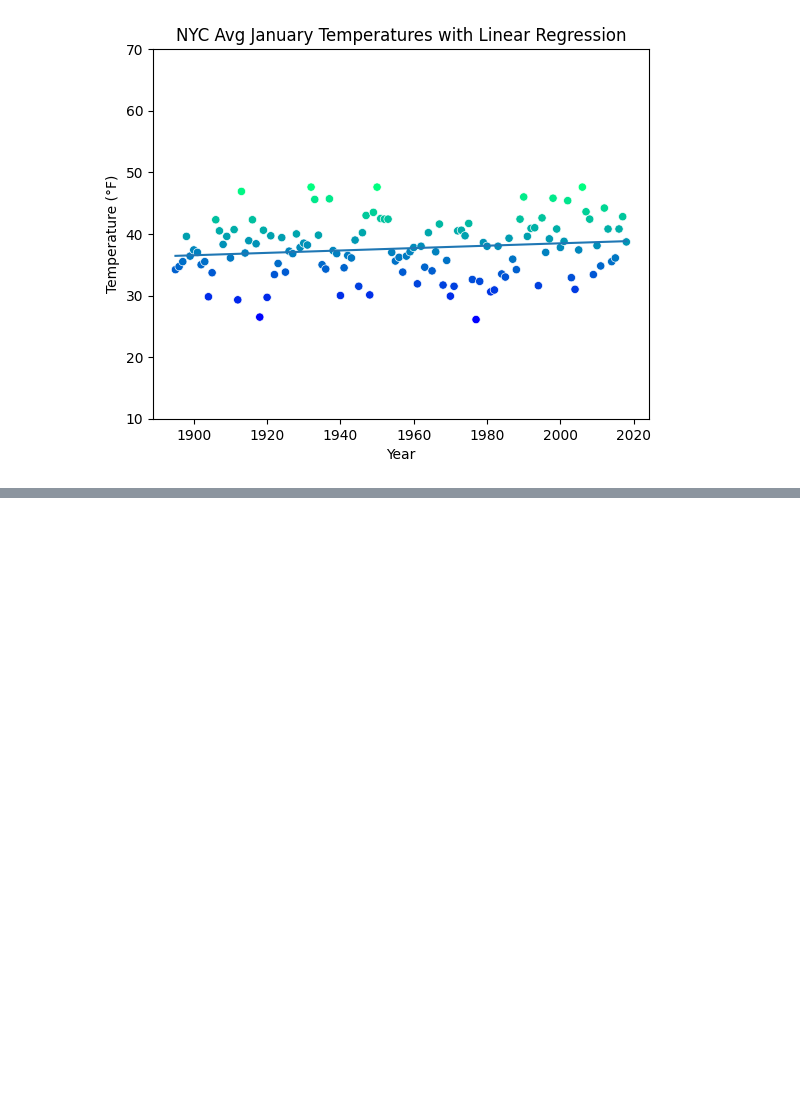
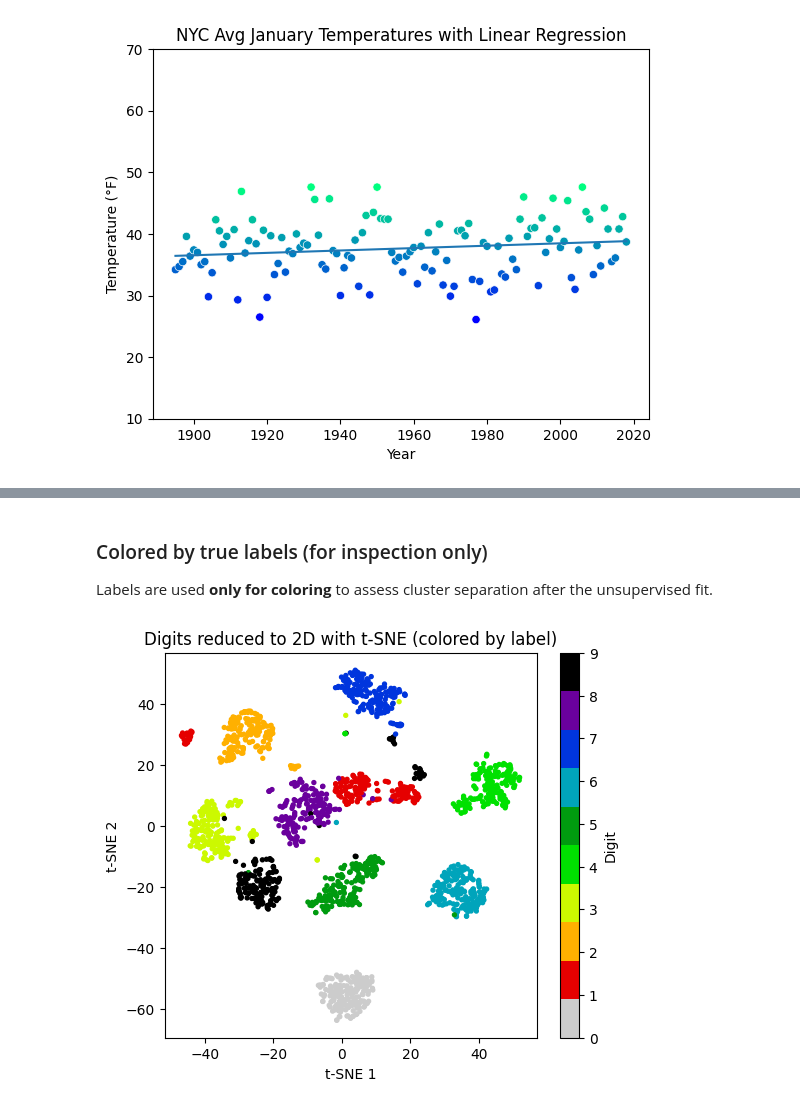
Before and after one commit to brendonmcnulty/datafun-07-ml, a Jupyter notebook: ml_ch15_examples.ipynb, the cells around one changed output, grey strips where cells are left out. Cells and saved outputs as stored; diff of their text form; code cells hidden in the pictures; blank space fills up the shorter version.

```diff
--- a/ml_ch15_examples.ipynb
+++ b/ml_ch15_examples.ipynb
@@ -83,0 +141,16 @@ plt.show()
+# %% [markdown]
+### Colored by true labels (for inspection only)
+Labels are used **only for coloring** to assess cluster separation after the unsupervised fit.
+# %%
+plt.figure(figsize=(6,5))
+scatter = plt.scatter(
+    reduced[:, 0], reduced[:, 1], s=8,
+    c=y, cmap=plt.cm.get_cmap("nipy_spectral_r", 10)
+)
+cbar = plt.colorbar(scatter, ticks=np.arange(10))
+cbar.set_label("Digit")
+plt.title("Digits reduced to 2D with t-SNE (colored by label)")
+plt.xlabel("t-SNE 1"); plt.ylabel("t-SNE 2")
+plt.show()
+# %% [output]
+[figure, added]
```
Also changed, not shown: parts of 6 cells of this notebook, 3 other files.
